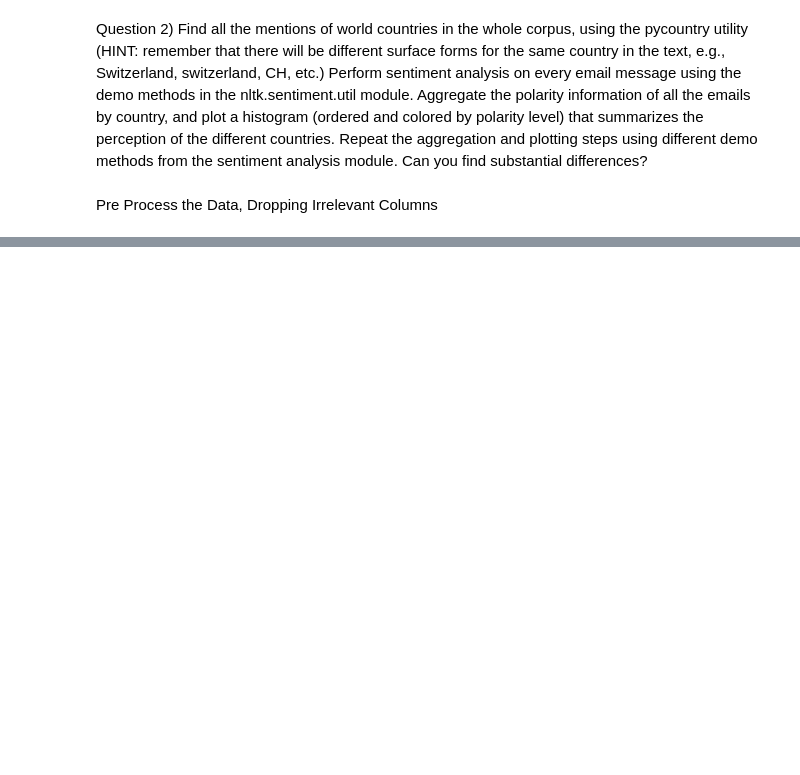
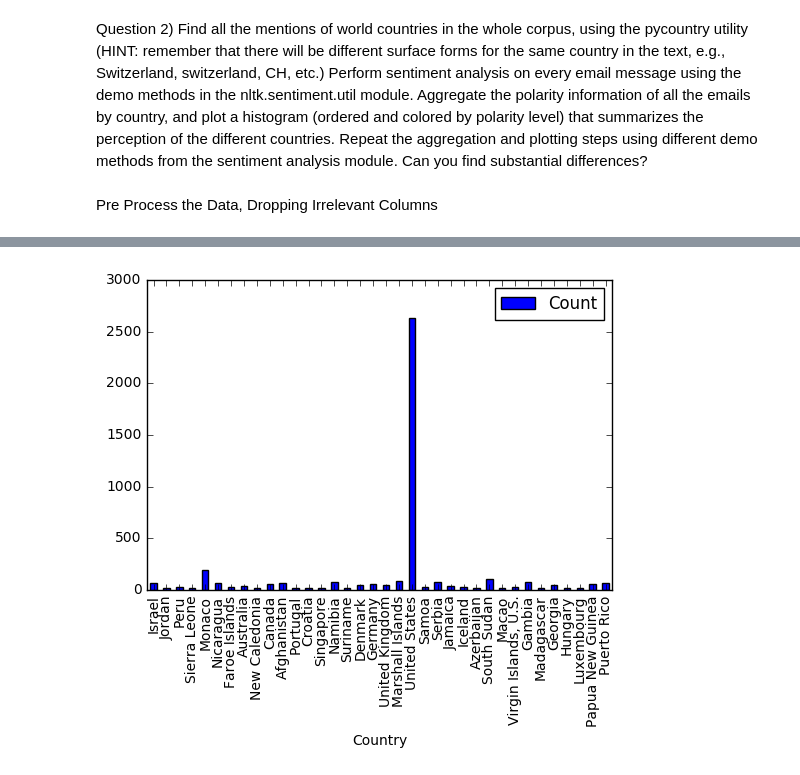
Before and after one commit to Merinorus/adaisawesome, a Jupyter notebook: Homework/05 - Taming Text/HW05_awesometeam_Q2.ipynb, the cells around one changed output, grey strips where cells are left out. Saved outputs shown, nothing was run; the diff lists cells and outputs as text; code cells hidden in the pictures; blank space fills up the shorter version.

```diff
--- a/Homework/05 - Taming Text/HW05_awesometeam_Q2.ipynb
+++ b/Homework/05 - Taming Text/HW05_awesometeam_Q2.ipynb
@@ -21,0 +131,5 @@ emails = emails.drop(['DocNumber', 'MetadataPdfLink','DocNumber', 'ExtractedDocN
+# %%
+#List with Unique Entries of Countries Cited
+final_countries = list(set(countries_cited))
+size = len(final_countries)
+final_countries
@@ -21,0 +154,5 @@ emails = emails.drop(['DocNumber', 'MetadataPdfLink','DocNumber', 'ExtractedDocN
+# %%
+#Create New DataFrame for the Counts
+Country_Sent = pd.DataFrame(index=range(0,size),columns=['Country', 'Count'])
+Country_Sent['Country']=final_countries
+Country_Sent.head()
@@ -21,0 +166,8 @@ emails = emails.drop(['DocNumber', 'MetadataPdfLink','DocNumber', 'ExtractedDocN
+# %%
+count_list = []
+for country in Country_Sent['Country']:
+    count = countries_cited.count(country)
+    count_list.append(count)
+
+Country_Sent['Count']=count_list
+Country_Sent.head()
@@ -21,0 +181,4 @@ emails = emails.drop(['DocNumber', 'MetadataPdfLink','DocNumber', 'ExtractedDocN
+# %%
+#Take Out Countries with Less than 20 Citations
+Country_Sent= Country_Sent[Country_Sent['Count'] > 14]
+Country_Sent.head()
@@ -21,0 +192,9 @@ emails = emails.drop(['DocNumber', 'MetadataPdfLink','DocNumber', 'ExtractedDocN
+# %%
+#plot to see frequencies
+Country_Sent.plot.bar(x='Country', y='Count')
+plt.show()
+
+#We have repeatedly plotted this, identifying weird occurances (small countries with high counts),
+#and then elimitating them from the data set and repating the process
+# %% [output]
+[figure, added]
```
Also changed, not shown: parts of 19 cells of this notebook, 2 other files.
